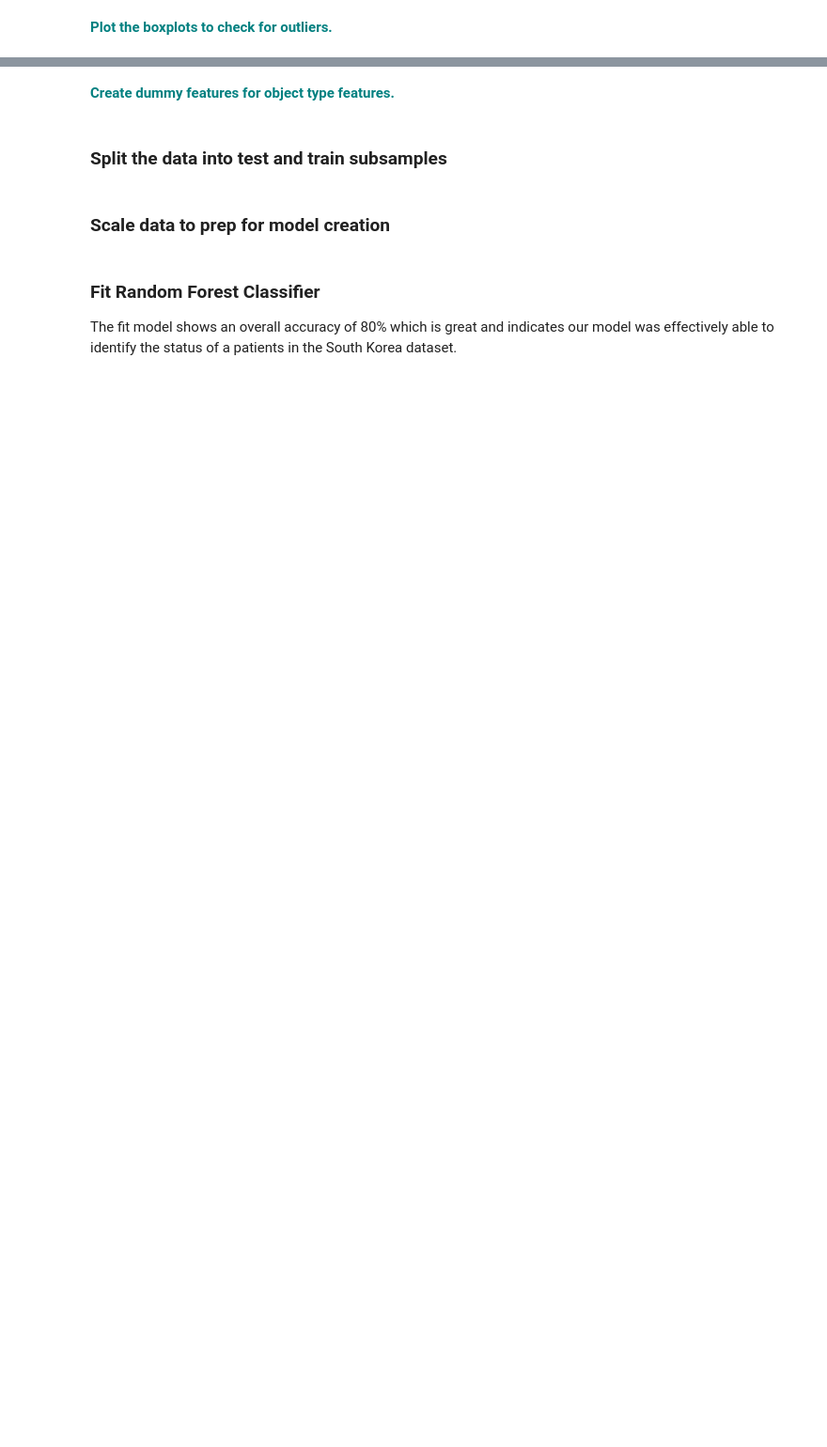
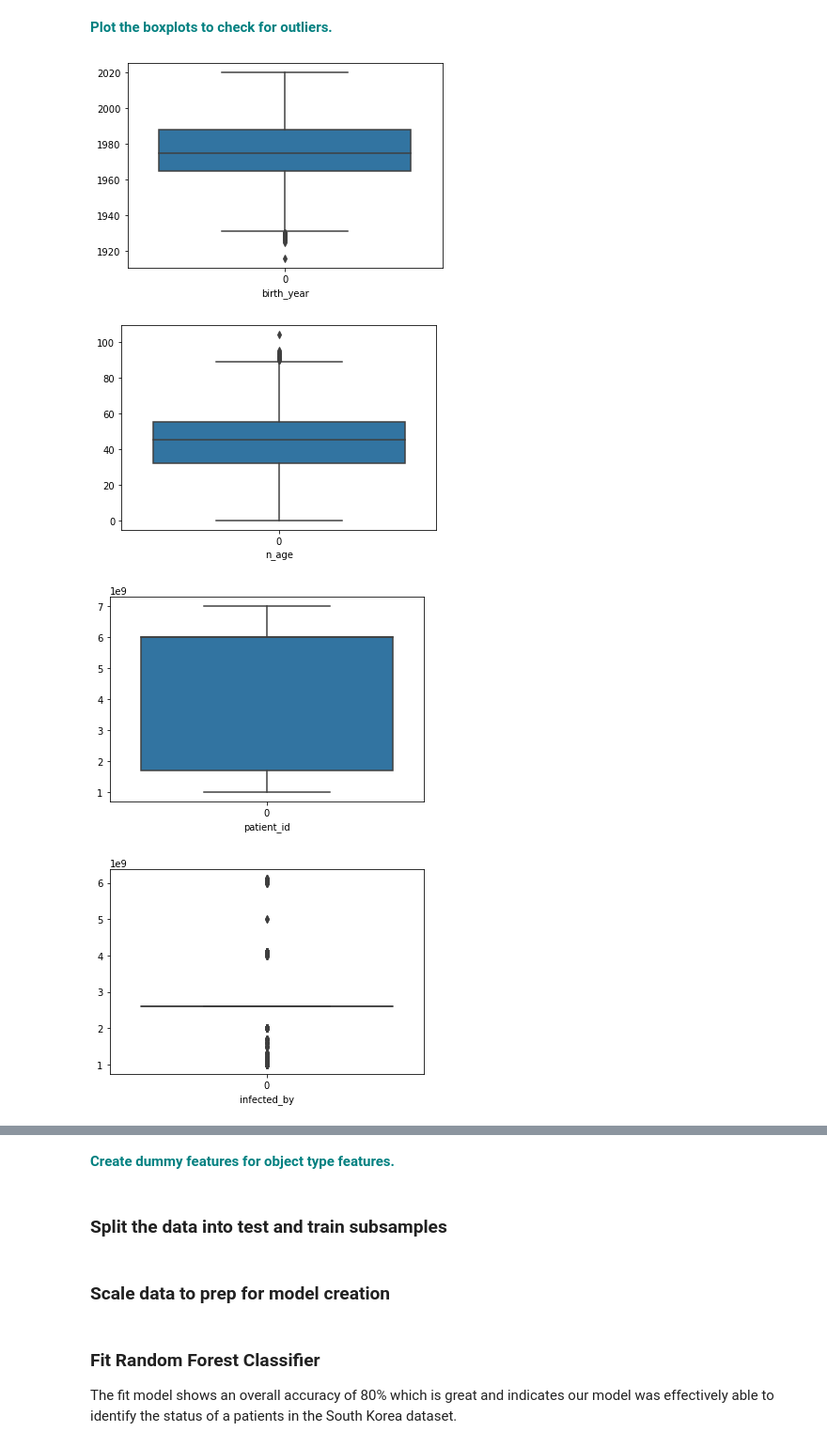
Before and after one commit to GwenToves/SpringBoard, a Jupyter notebook: Supervised Learning Case Studies/RandomForest Covid Case Study_06302020/RandomForest_casestudy_covid19.ipynb, the cells around one changed output, grey strips where cells are left out. Shown at 94% size. Saved outputs shown, nothing was run; the diff lists cells and outputs as text; code cells hidden in the pictures; blank space fills up the shorter version.

```diff
--- a/Supervised Learning Case Studies/RandomForest Covid Case Study_06302020/RandomForest_casestudy_covid19.ipynb
+++ b/Supervised Learning Case Studies/RandomForest Covid Case Study_06302020/RandomForest_casestudy_covid19.ipynb
@@ -244,2 +380,11 @@ vn
 # %% [markdown]
 **<font color='teal'> Plot the boxplots to check for outliers. </font>**
+# %%
+for column in df[['birth_year', 'n_age', 'patient_id', 'infected_by', 'global_num', 'infection_order', 'contact_number']]:
+    plt.figure()
+    sns.boxplot(data=df[column]).set(xlabel=column)
+# %% [output]
+[figure, added]
+[figure, added]
+[figure, added]
+[figure, added]
```
Also changed, not shown: parts of 26 cells of this notebook.
